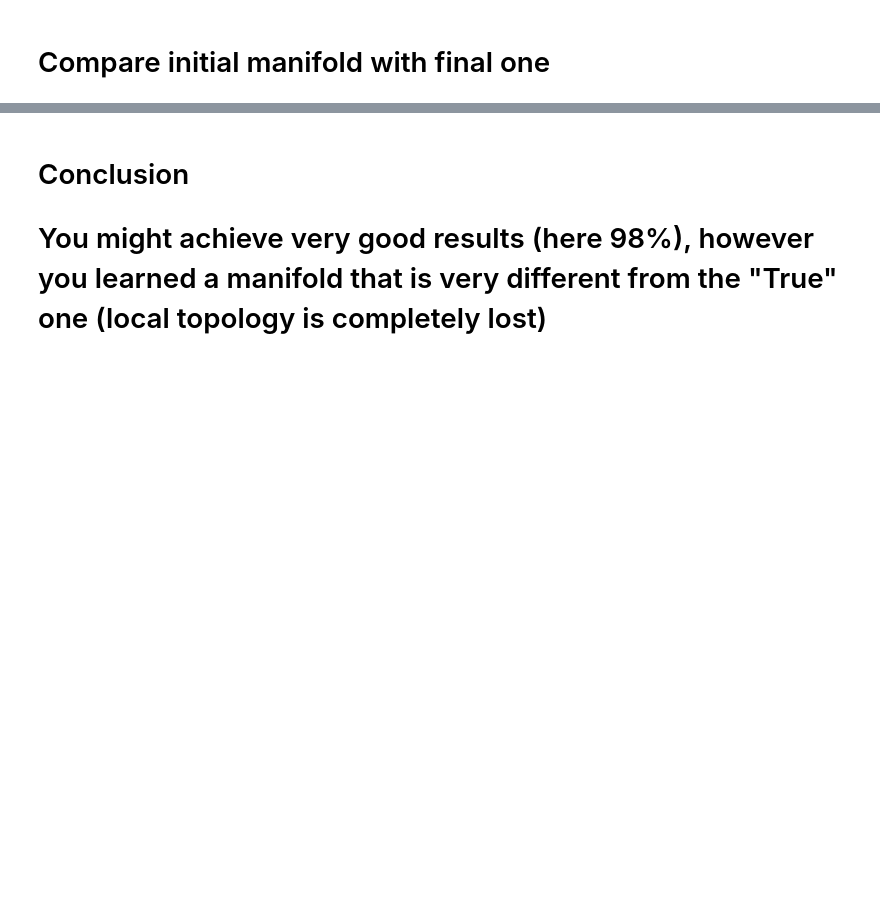
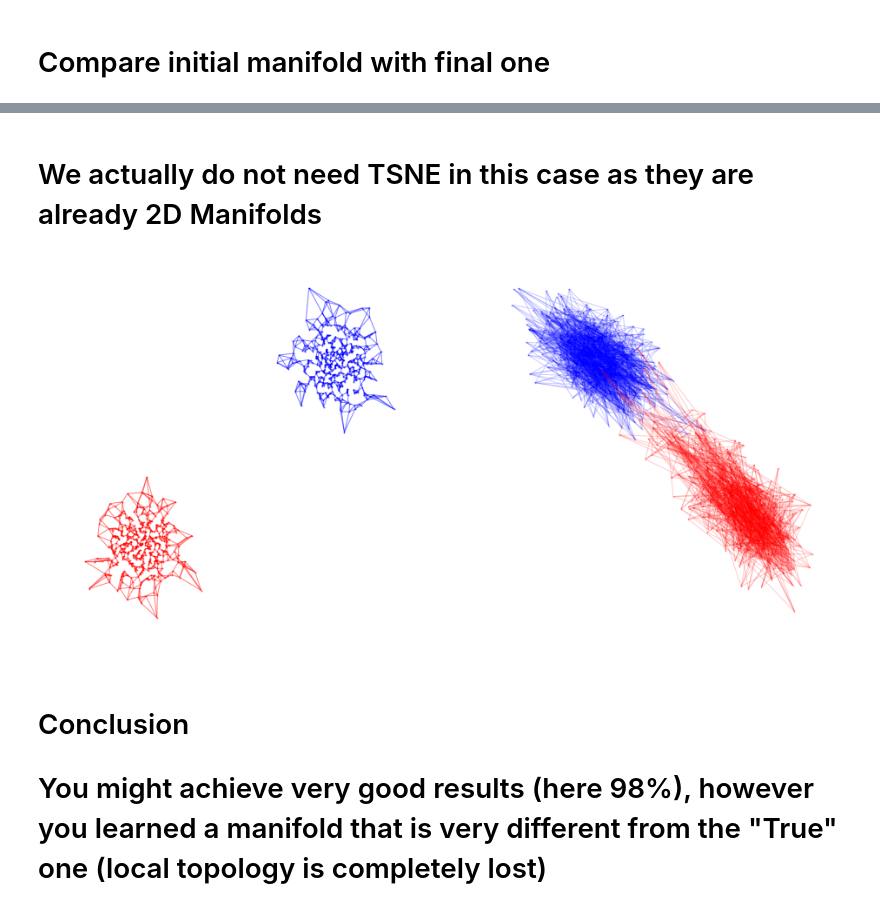
Before and after one commit to giulioisac/DNN-Study, a Jupyter notebook: Manifold_Study/GraphFeedNetwork.ipynb, the cells around one changed output, grey strips where cells are left out. Drawn from its saved outputs; the diff is of its cells as text; code cells hidden in the pictures; blank space fills up the shorter version.

Commit message:
change last plot

```diff
--- a/Manifold_Study/GraphFeedNetwork.ipynb
+++ b/Manifold_Study/GraphFeedNetwork.ipynb
@@ -348,3 +348,27 @@ nx.draw(G_1, width=1, pos=layout,node_size=5,node_color="b",alpha=0.5)
+# %% [markdown]
+# We actually do not need TSNE in this case as they are already 2D Manifolds
+# %%
+fig=plt.figure(figsize=(16,8))
+plt.subplot(1,2,1)
+for i in range(len(d0)):
+    G_0.node[i]['pos']=d0[i]
+layout = dict((n, G_0.node[n]["pos"]) for n in G_0.nodes_iter())
+nx.draw(G_0, width=1, pos=layout,node_size=1, node_color="b",edge_color="b",alpha=0.5)
+for i in range(len(d1)):
+    G_1.node[i]['pos']=d1[i]
+layout = dict((n, G_1.node[n]["pos"]) for n in G_1.nodes_iter())
+nx.draw(G_1, width=1, pos=layout,node_size=1, node_color="r",edge_color="r",alpha=0.5)
+plt.subplot(1,2,2)
+for i in range(len(d0)):
+    G_0.node[i]['pos']=hidden_layer3[label>1][i]
+layout = dict((n, G_0.node[n]["pos"]) for n in G_0.nodes_iter())
+nx.draw(G_0, width=1, pos=layout,node_size=1, node_color="b",edge_color="b",alpha=0.2)
+for i in range(len(d1)):
+    G_1.node[i]['pos']=hidden_layer3[label<2][i]
+layout = dict((n, G_1.node[n]["pos"]) for n in G_1.nodes_iter())
+nx.draw(G_1, width=1, pos=layout,node_size=1, node_color="r",edge_color="r",alpha=0.2)
+# %% [output]
+[figure, added]
 # %% [markdown]
 # Conclusion
 # You might achieve very good results (here 98%), however you learned a manifold that is very different from the "True" one (local topology is completely lost)
```
Also changed, not shown: parts of 4 cells of this notebook.
